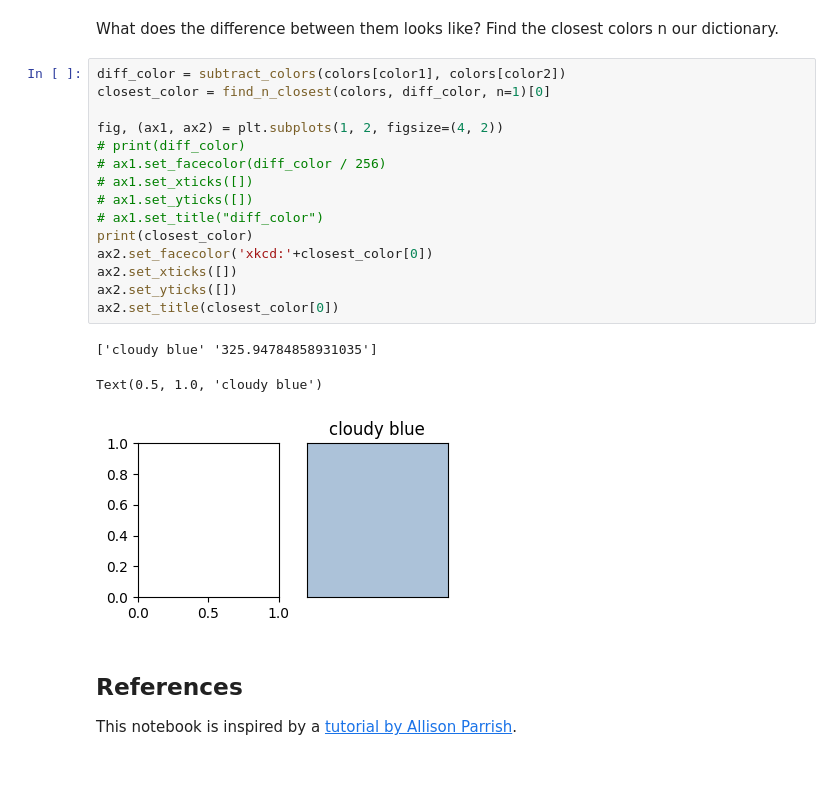
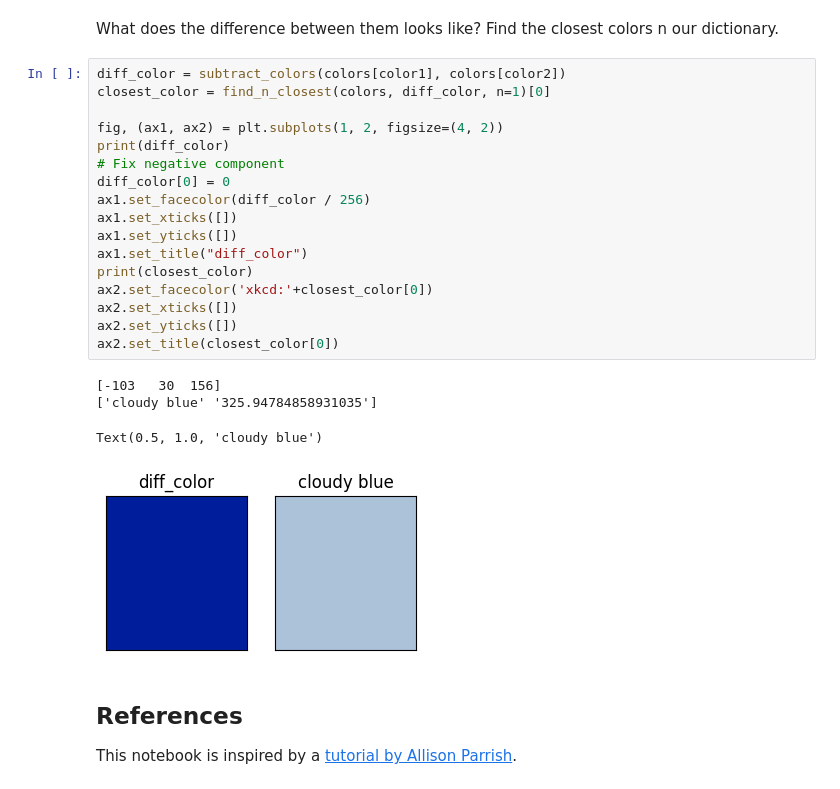
Before and after one commit to aaletov/math-basics-for-ai, a Jupyter notebook: solutions/msai23_session01_colors.ipynb, the cells around one changed output. Drawn from its saved outputs; the diff is of its cells as text.

```diff
--- a/solutions/msai23_session01_colors.ipynb
+++ b/solutions/msai23_session01_colors.ipynb
@@ -251,22 +251,25 @@ What does the difference between them looks like? Find the closest colors n our
 # %%
 diff_color = subtract_colors(colors[color1], colors[color2])
 closest_color = find_n_closest(colors, diff_color, n=1)[0]
 
 fig, (ax1, ax2) = plt.subplots(1, 2, figsize=(4, 2))
-# print(diff_color)
-# ax1.set_facecolor(diff_color / 256)
-# ax1.set_xticks([])
-# ax1.set_yticks([])
-# ax1.set_title("diff_color")
+print(diff_color)
+# Fix negative component
+diff_color[0] = 0
+ax1.set_facecolor(diff_color / 256)
+ax1.set_xticks([])
+ax1.set_yticks([])
+ax1.set_title("diff_color")
 print(closest_color)
 ax2.set_facecolor('xkcd:'+closest_color[0])
 ax2.set_xticks([])
 ax2.set_yticks([])
 ax2.set_title(closest_color[0])
 # %% [output]
+[-103   30  156]
 ['cloudy blue' '325.94784858931035']
 Text(0.5, 1.0, 'cloudy blue')
-[figure, old version]
+[figure, new version]
 # %% [markdown]
 ## **References**
 
```
